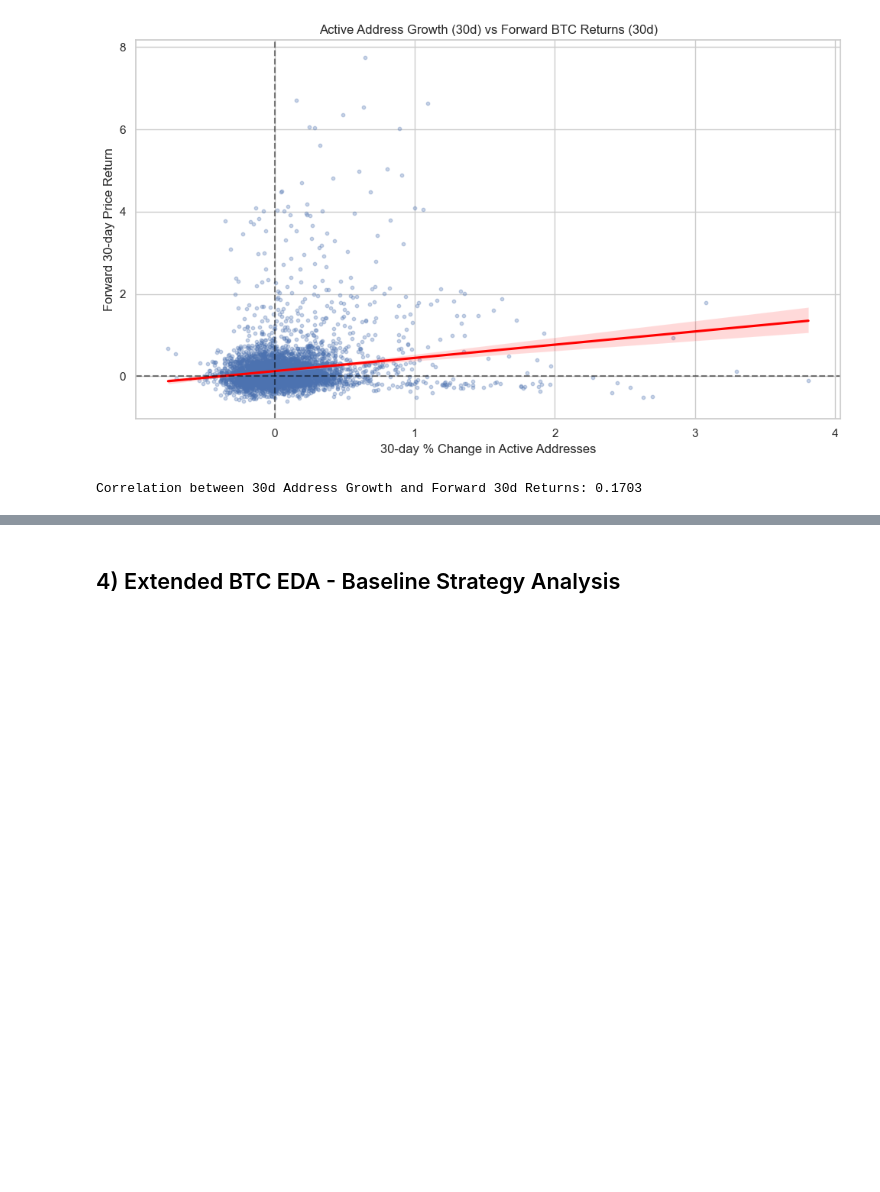
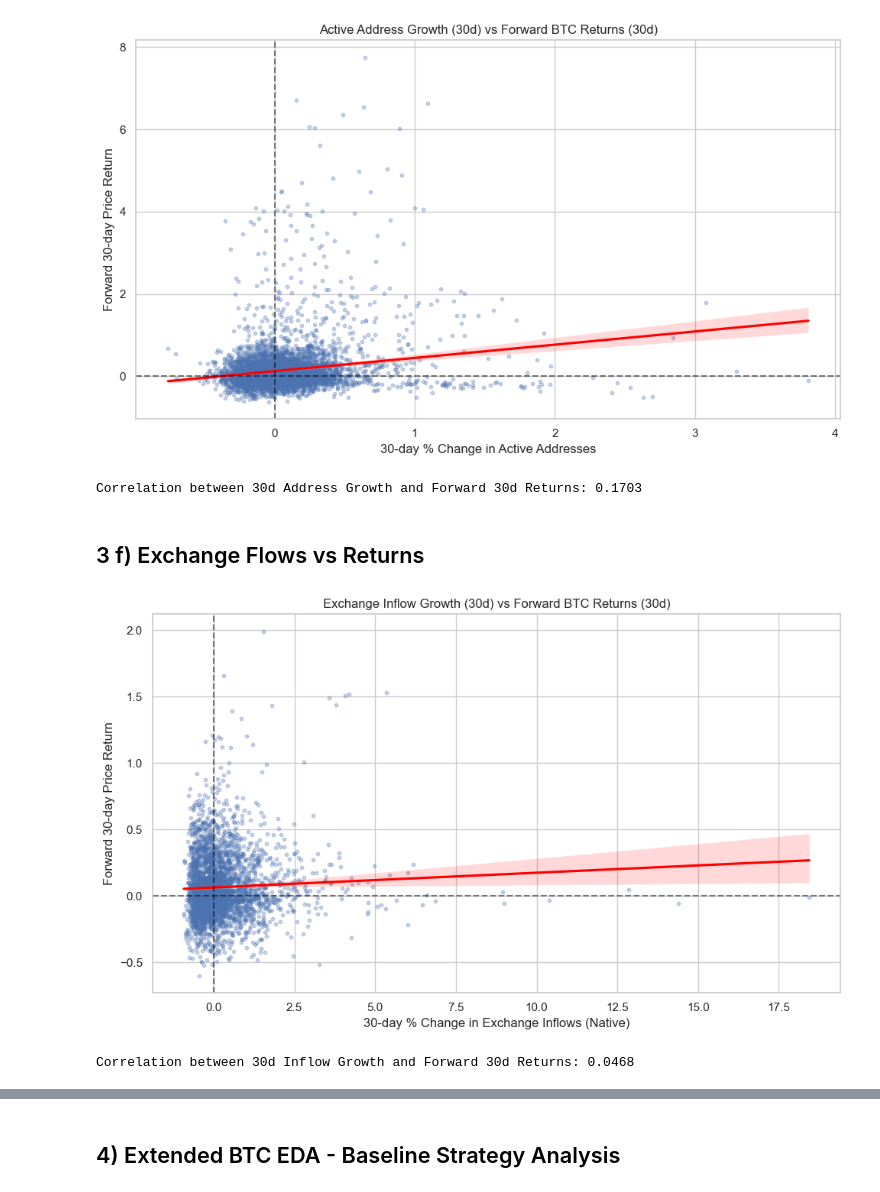
Before and after one commit to mmidlash/bitcoin-analytics-capstone-template, a Jupyter notebook: eda/EDA.ipynb, the cells around one changed output, grey strips where cells are left out. Drawn from its saved outputs; the diff is of its cells as text; code cells hidden in the pictures; blank space fills up the shorter version.

Commit message:
Add exchange flows

```diff
--- a/eda/EDA.ipynb
+++ b/eda/EDA.ipynb
@@ -432,3 +432,39 @@ print(f"Correlation between 30d Address Growth and Forward 30d Returns: {correla
 # %% [output]
 [figure]
 Correlation between 30d Address Growth and Forward 30d Returns: 0.1703
+# %% [markdown]
+## 3 f) Exchange Flows vs Returns
+# %%
+inflow_df = (
+    btc_df.filter(pl.col("time").dt.year() >= 2017)
+    .select(["time", "PriceUSD_coinmetrics", "FlowInExNtv"])
+    .drop_nulls()
+    .to_pandas()
+)
+inflow_df["time"] = pd.to_datetime(inflow_df["time"])
+
+# 30 day Exchange Inflow Growth (Lagged)
+inflow_df["inflow_growth_30d"] = inflow_df["FlowInExNtv"].pct_change(30)
+
+# 30 day Price Return (Forward)
+inflow_df["fwd_ret_30d"] = inflow_df["PriceUSD_coinmetrics"].shift(-30) / inflow_df["PriceUSD_coinmetrics"] - 1
+
+plot_inflow_df = inflow_df.dropna()
+
+plt.figure(figsize=(10, 6))
+sns.regplot(data=plot_inflow_df, x="inflow_growth_30d", y="fwd_ret_30d",
+            scatter_kws={'alpha':0.3, "s":10}, line_kws={'color':'red'})
+
+plt.title("Exchange Inflow Growth (30d) vs Forward BTC Returns (30d)")
+plt.xlabel("30-day % Change in Exchange Inflows (Native)")
+plt.ylabel("Forward 30-day Price Return")
+plt.axvline(0, color='black', linestyle='--', alpha=0.5)
+plt.axhline(0, color='black', linestyle='--', alpha=0.5)
+plt.tight_layout()
+plt.show()
+
+correlation_in = plot_inflow_df["inflow_growth_30d"].corr(plot_inflow_df["fwd_ret_30d"])
+print(f"Correlation between 30d Inflow Growth and Forward 30d Returns: {correlation_in:.4f}")
+# %% [output]
+[figure, added]
+Correlation between 30d Inflow Growth and Forward 30d Returns: 0.0468
```
Also changed, not shown: parts of 1 cell of this notebook.
